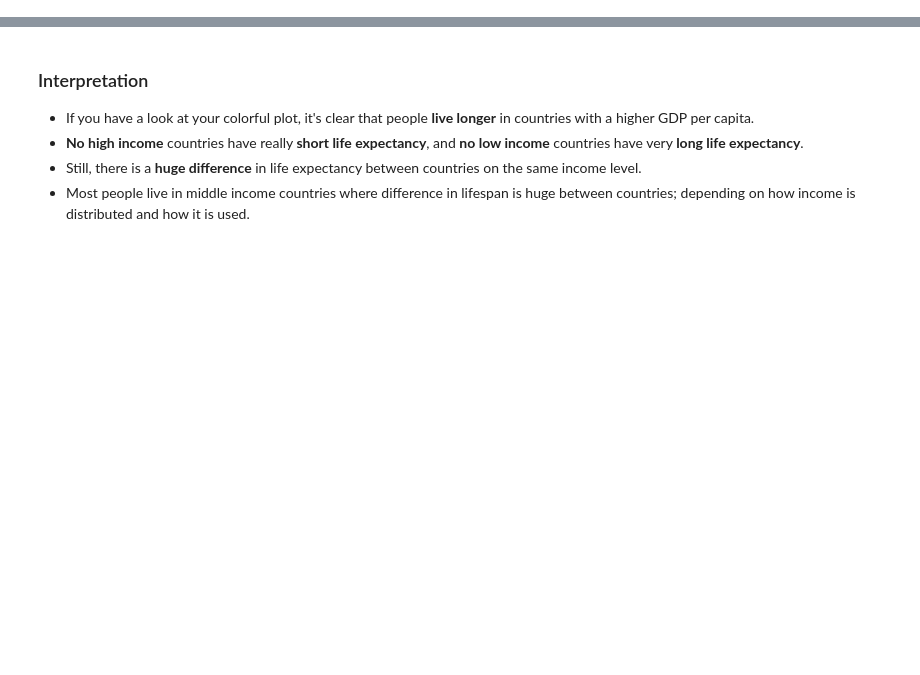
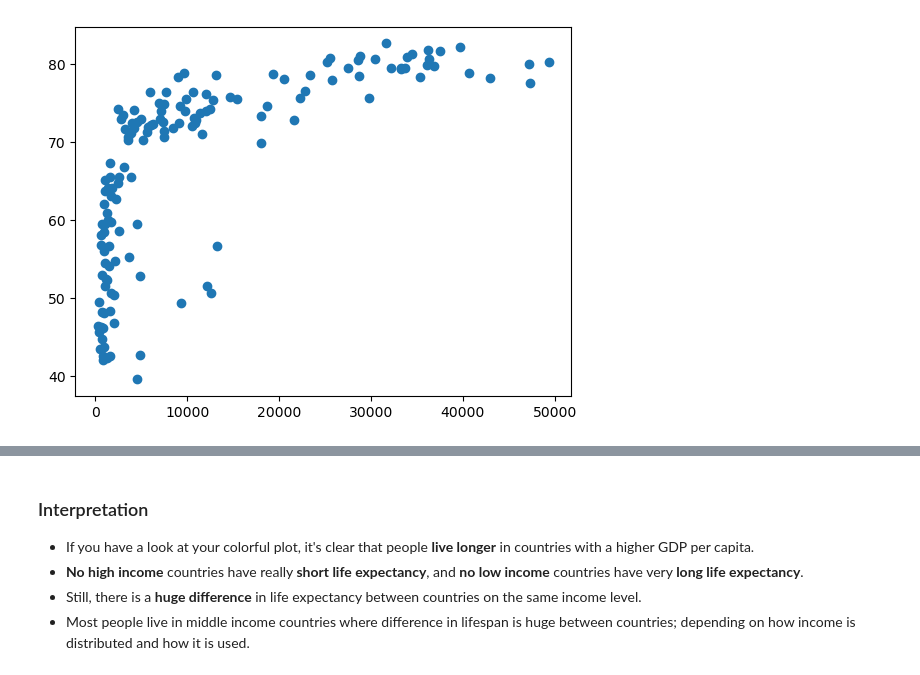
Before and after one commit to muhammmadsamimalik/CDE-B3-SH, a Jupyter notebook: exploratory-data-analysis-eda/Day 1 (Introduction to NumPy & Matplotlib)/Data_Visualization_CaseStudy.ipynb, the cells around one changed output, grey strips where cells are left out. Saved outputs shown, nothing was run; the diff lists cells and outputs as text; code cells hidden in the pictures; blank space fills up the shorter version.

Commit message:
Data Visualization CaseStudy

```diff
--- a/exploratory-data-analysis-eda/Day 1 (Introduction to NumPy & Matplotlib)/Data_Visualization_CaseStudy.ipynb
+++ b/exploratory-data-analysis-eda/Day 1 (Introduction to NumPy & Matplotlib)/Data_Visualization_CaseStudy.ipynb
@@ -0,0 +18,3 @@
+# %%
+df = pd.read_csv('./dataset/gapminder.csv')
+df.head()
@@ -0,0 +28,3 @@
+# %%
+life_exp = df['life_exp']
+life_exp
@@ -0,0 +44,3 @@
+# %%
+gdp_cap = df.gdp_cap
+gdp_cap
@@ -0,0 +60,5 @@
+# %%
+plt.scatter(gdp_cap, life_exp)
+plt.show()
+# %% [output]
+[figure, added]
```
Also changed, not shown: parts of 16 cells of this notebook.
